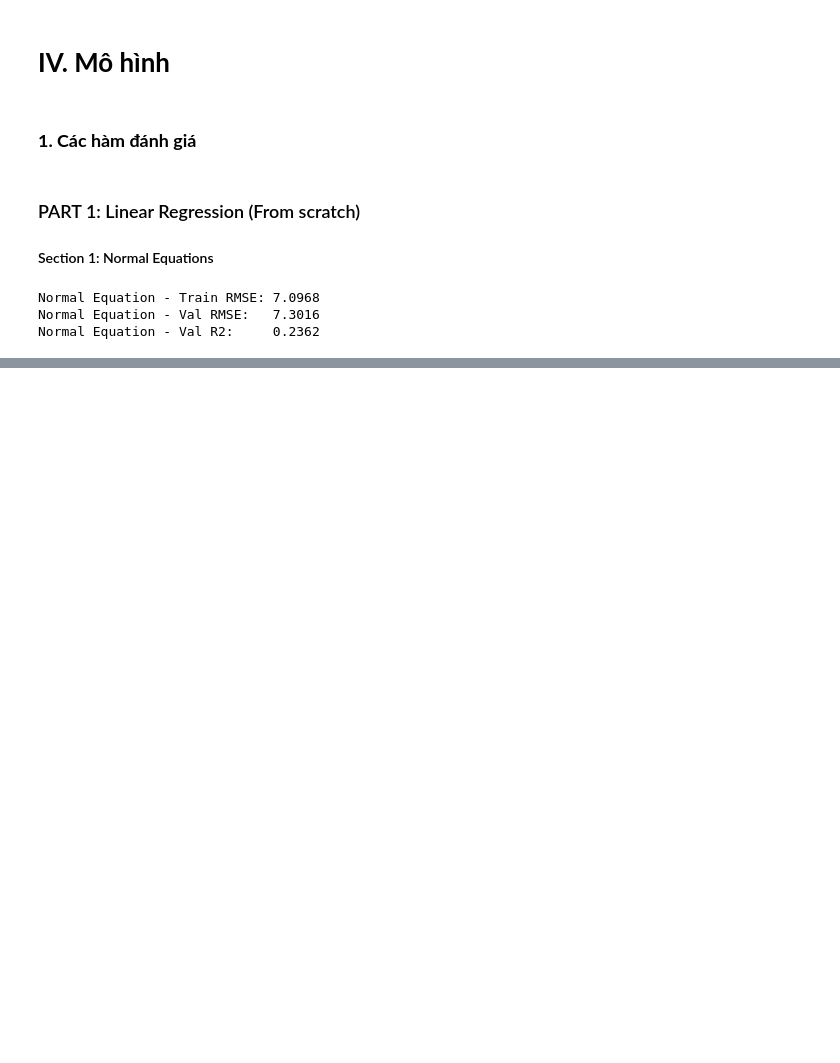
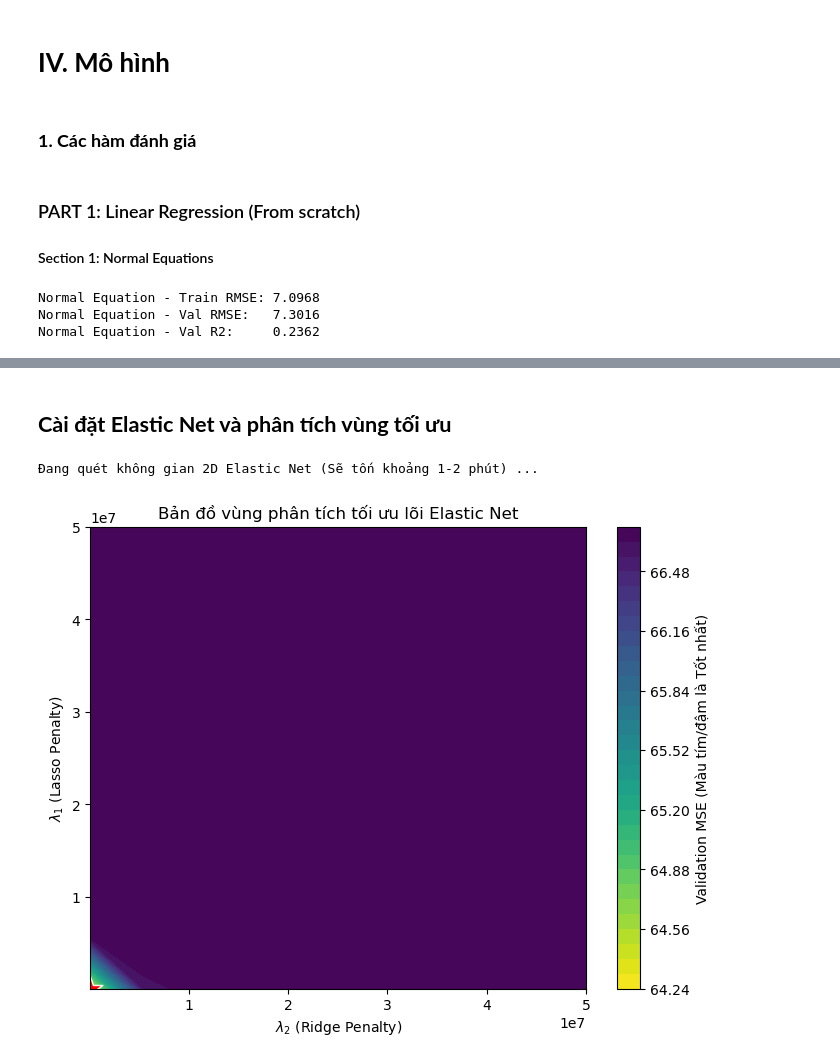
Before and after one commit to conluoi123/Machine-Learning---Project-1-, a Jupyter notebook: code/Part1_Regression/models.ipynb, the cells around one changed output, grey strips where cells are left out. Drawn from its saved outputs; the diff is of its cells as text; code cells hidden in the pictures; blank space fills up the shorter version.

```diff
--- a/code/Part1_Regression/models.ipynb
+++ b/code/Part1_Regression/models.ipynb
@@ -163,0 +560,75 @@ plt.show()
+# %% [markdown]
+## **Cài đặt Elastic Net và phân tích vùng tối ưu**
+# %%
+from sklearn.base import BaseEstimator, RegressorMixin
+from sklearn.model_selection import cross_val_score
+import matplotlib.pyplot as plt
+import numpy as np
+
+# A. CÀI ĐẶT ELASTIC NET TỪ ĐẦU (Theo đúng công thức Toán)
+class CustomElasticNet(BaseEstimator, RegressorMixin):
+    def __init__(self, lambda1=1.0, lambda2=1.0, max_iter=1000, tol=1e-4):
+        self.lambda1 = lambda1
+        self.lambda2 = lambda2
+        self.max_iter = max_iter
+        self.tol = tol
+        self.w = None
+
+    def soft_thresholding(self, rho, l1):
+        if rho < -l1: return rho + l1
+        elif rho > l1: return rho - l1
+        else: return 0.0
+
+    def fit(self, X, y):
+        Phi = np.hstack([np.ones((X.shape[0], 1)), X])
+        self.w = np.zeros(Phi.shape[1])
+        z = np.sum(Phi**2, axis=0)
+
+        for iteration in range(self.max_iter):
+            w_old = self.w.copy()
+            for j in range(Phi.shape[1]):
+                predictions_without_j = Phi @ self.w - Phi[:, j] * self.w[j]
+                rho_j = Phi[:, j] @ (y - predictions_without_j)
+                if j == 0:
+                    self.w[j] = rho_j / z[j]
+                else:
+                    self.w[j] = self.soft_thresholding(rho_j, self.lambda1) / (z[j] + self.lambda2)
+            if np.max(np.abs(self.w - w_old)) < self.tol:
+                break
+        return self
+
+    def predict(self, X):
+        return np.hstack([np.ones((X.shape[0], 1)), X]) @ self.w
+
+
+# B. KHẢO SÁT VÀ VẼ BẢN ĐỒ VÙNG TỐI ƯU
+# Quét lưới 10x10 các giá trị penalty từ thấp đến cực khổng lồ (bù cho N~66k)
+l1_range = np.linspace(1e5, 5e7, 10)
+l2_range = np.linspace(1e5, 5e7, 10)
+mse_grid = np.zeros((len(l1_range), len(l2_range)))
+
+print("Đang quét không gian 2D Elastic Net (Sẽ tốn khoảng 1-2 phút) ...")
+for i, l1 in enumerate(l1_range):
+    for j, l2 in enumerate(l2_range):
+        model_en = CustomElasticNet(lambda1=l1, lambda2=l2, max_iter=200)
+        scores = cross_val_score(model_en, X_train, y_train, cv=3, scoring='neg_mean_squared_error', n_jobs=-1)
+        mse_grid[i, j] = -scores.mean()
+
+# Vẽ Contour Map
+L2_mesh, L1_mesh = np.meshgrid(l2_range, l1_range)
+plt.figure(figsize=(8, 6))
+
+contour = plt.contourf(L2_mesh, L1_mesh, mse_grid, levels=30, cmap='viridis_r')
+plt.colorbar(contour, label='Validation MSE (Màu tím/đậm là Tốt nhất)')
+plt.xlabel('$\lambda_2$ (Ridge Penalty)')
+plt.ylabel('$\lambda_1$ (Lasso Penalty)')
+plt.title('Bản đồ vùng phân tích tối ưu lõi Elastic Net')
+
+min_idx = np.unravel_index(np.argmin(mse_grid, axis=None), mse_grid.shape)
+best_l1 = l1_range[min_idx[0]]
+best_l2 = l2_range[min_idx[1]]
+plt.scatter(best_l2, best_l1, color='red', marker='*', s=350, edgecolor='white')
+plt.show()
+# %% [output]
+Đang quét không gian 2D Elastic Net (Sẽ tốn khoảng 1-2 phút) ...
+[figure, added]
```
Also changed, not shown: parts of 27 cells of this notebook.
